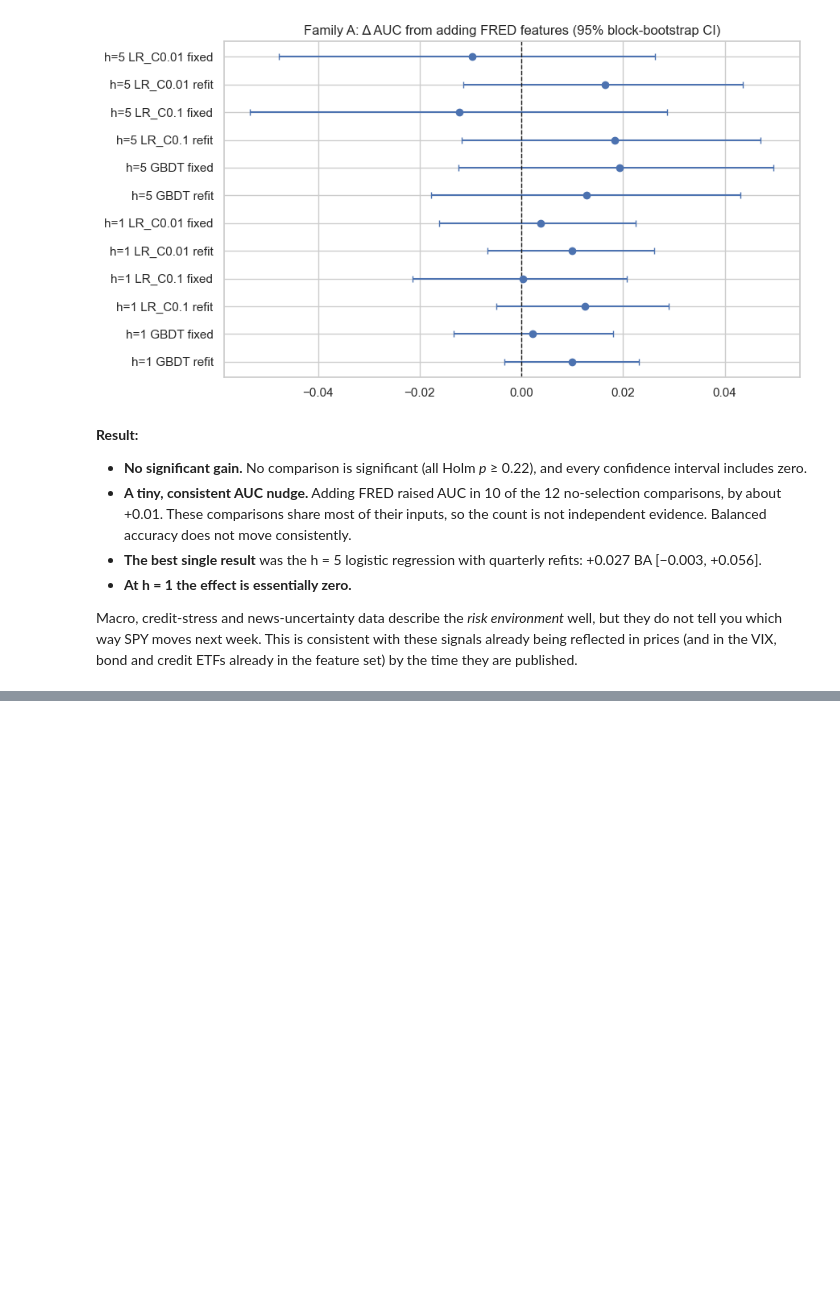
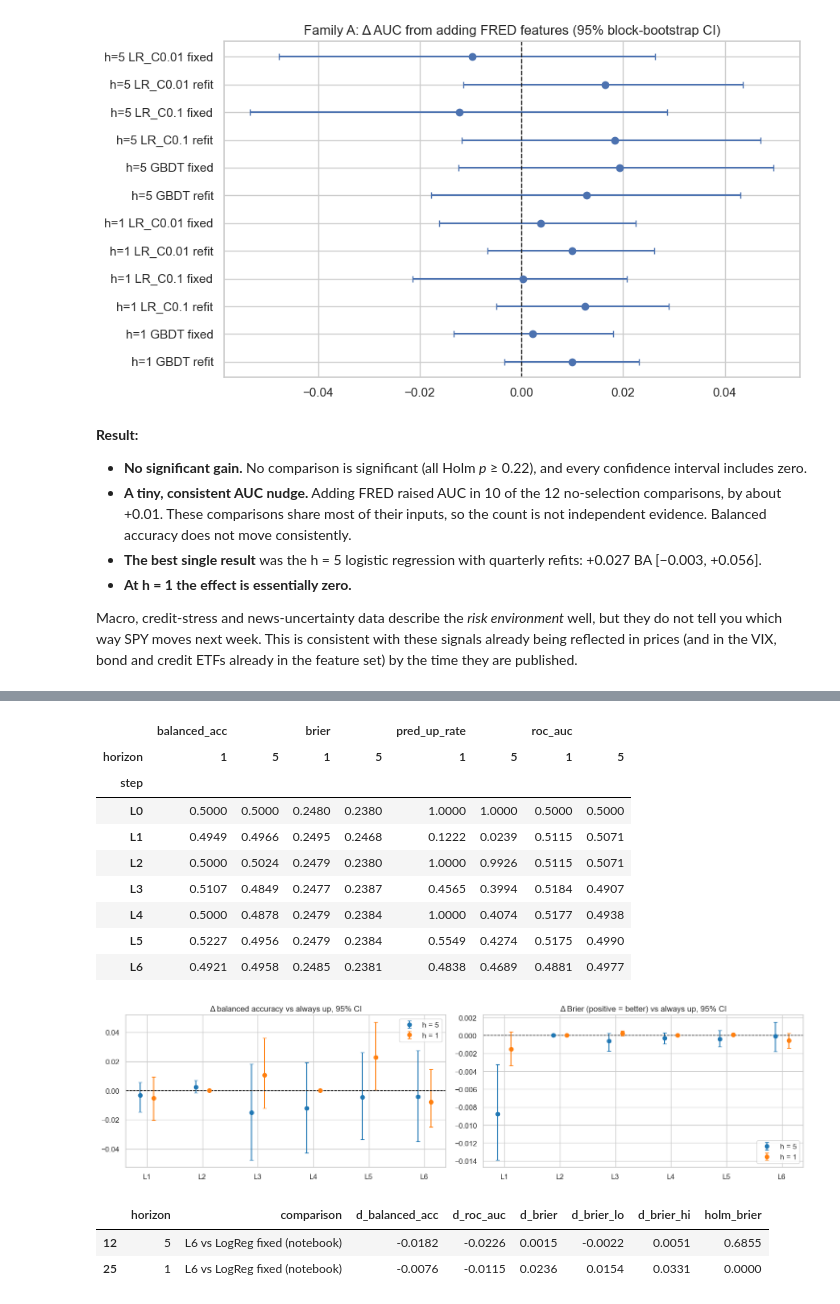
Before and after one commit to AmauryJayr/Predicting-SP500, a Jupyter notebook: drift_methods_findings.ipynb, the cells around one changed output, grey strips where cells are left out. Drawn from its saved outputs; the diff is of its cells as text; code cells hidden in the pictures; blank space fills up the shorter version.

```diff
--- a/drift_methods_findings.ipynb
+++ b/drift_methods_findings.ipynb
@@ -446,0 +463,31 @@ Macro, credit-stress and news-uncertainty data describe the *risk environment* w
+# %%
+al = pd.read_csv(R / "armax_test_levels.csv")
+display(al.pivot_table(index="step", columns="horizon", values=["balanced_acc", "roc_auc", "brier", "pred_up_rate"]).round(4))
+ac = pd.read_csv(R / "armax_test_comparisons.csv")
+fig, axes = plt.subplots(1, 2, figsize=(15, 4))
+for ax, metric, lab in [(axes[0], "balanced_acc", "Δ balanced accuracy"), (axes[1], "brier", "Δ Brier (positive = better)")]:
+    for h, c, off in [(5, "tab:blue", -0.12), (1, "tab:orange", 0.12)]:
+        d = ac[(ac.horizon == h) & (ac.family == "vs_always_up")]
+        x = np.arange(len(d)) + off
+        ax.errorbar(x, d[f"d_{metric}"], yerr=[d[f"d_{metric}"] - d[f"d_{metric}_lo"], d[f"d_{metric}_hi"] - d[f"d_{metric}"]],
+                    fmt="o", capsize=3, color=c, label=f"h = {h}")
+    ax.axhline(0, color="k", ls="--", lw=1)
+    ax.set_xticks(range(6)); ax.set_xticklabels(["L1", "L2", "L3", "L4", "L5", "L6"])
+    ax.set_title(f"{lab} vs always up, 95% CI"); ax.legend()
+plt.tight_layout(); plt.savefig(FIG / "armax_ladder.png", bbox_inches="tight"); plt.show()
+display(ac[ac.family == "vs_logreg"][["horizon", "comparison", "d_balanced_acc", "d_roc_auc", "d_brier", "d_brier_lo", "d_brier_hi", "holm_brier"]].round(4))
+# %% [output]
+|  | balanced_acc |  | brier |  | pred_up_rate |  | roc_auc |  |
+| horizon | 1 | 5 | 1 | 5 | 1 | 5 | 1 | 5 |
+| step |  |  |  |  |  |  |  |  |
+| L0 | 0.5000 | 0.5000 | 0.2480 | 0.2380 | 1.0000 | 1.0000 | 0.5000 | 0.5000 |
+| L1 | 0.4949 | 0.4966 | 0.2495 | 0.2468 | 0.1222 | 0.0239 | 0.5115 | 0.5071 |
+| L2 | 0.5000 | 0.5024 | 0.2479 | 0.2380 | 1.0000 | 0.9926 | 0.5115 | 0.5071 |
+| L3 | 0.5107 | 0.4849 | 0.2477 | 0.2387 | 0.4565 | 0.3994 | 0.5184 | 0.4907 |
+| L4 | 0.5000 | 0.4878 | 0.2479 | 0.2384 | 1.0000 | 0.4074 | 0.5177 | 0.4938 |
+| L5 | 0.5227 | 0.4956 | 0.2479 | 0.2384 | 0.5549 | 0.4274 | 0.5175 | 0.4990 |
+| L6 | 0.4921 | 0.4958 | 0.2485 | 0.2381 | 0.4838 | 0.4689 | 0.4881 | 0.4977 |
+[figure, added]
+|  | horizon | comparison | d_balanced_acc | d_roc_auc | d_brier | d_brier_lo | d_brier_hi | holm_brier |
+| 12 | 5 | L6 vs LogReg fixed (notebook) | -0.0182 | -0.0226 | 0.0015 | -0.0022 | 0.0051 | 0.6855 |
+| 25 | 1 | L6 vs LogReg fixed (notebook) | -0.0076 | -0.0115 | 0.0236 | 0.0154 | 0.0331 | 0.0000 |
```
Also changed, not shown: parts of 3 cells of this notebook, 11 other files.
